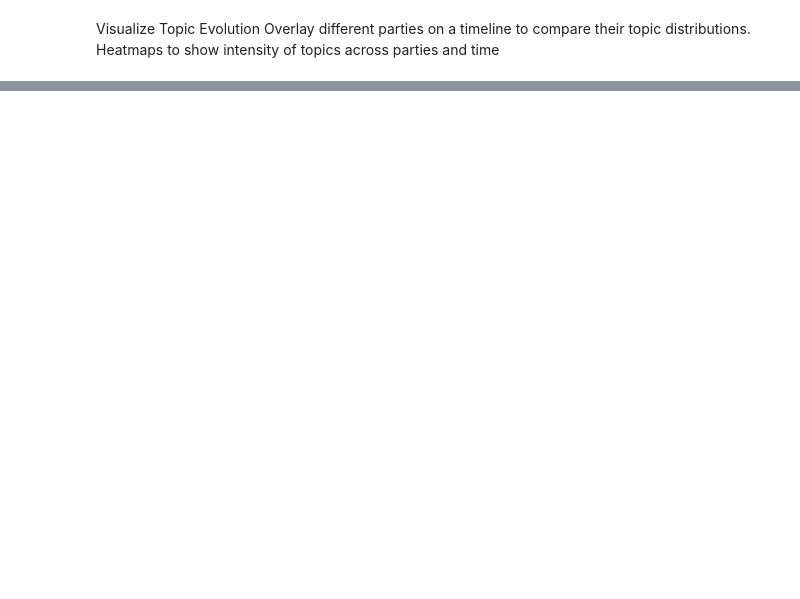
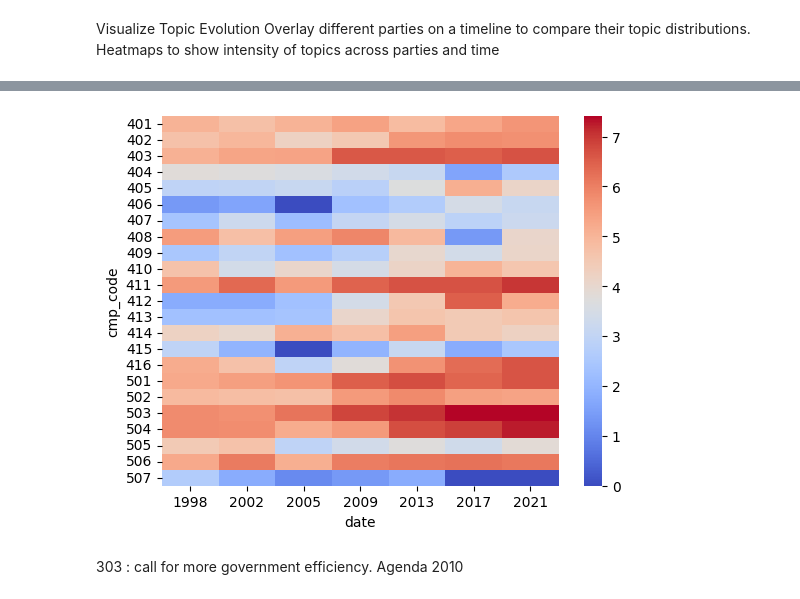
Before and after one commit to SpicyJaque/foPra, a Jupyter notebook: tm_analysis.ipynb, the cells around one changed output, grey strips where cells are left out. Saved outputs shown, nothing was run; the diff lists cells and outputs as text; code cells hidden in the pictures; blank space fills up the shorter version.

```diff
--- a/tm_analysis.ipynb
+++ b/tm_analysis.ipynb
@@ -212,3 +219,50 @@ plt.show()
+# %%
+def plot_cmp_code_heatmap(df, category, log=True):
+    """
+    This function processes the given DataFrame to create a heatmap of cmp_code counts over time.
+
+    Parameters:
+    df_manifesto (pd.DataFrame): The input DataFrame containing 'cmp_code', 'date', and 'text' columns.
+
+    Returns:
+    None: Displays a heatmap.
+    """
+    # Ensure 'cmp_code' is numeric and drop rows with NaN values in 'cmp_code'
+    df['cmp_code'] = pd.to_numeric(df['cmp_code'], errors='coerce')
+    df_cleaned = df.dropna(subset=['cmp_code'])
+
+    # Drop rows with invalid 'date' values
+    df_cleaned = df_cleaned.dropna(subset=['date'])
+
+    # Filter rows where the first digit of 'cmp_code' equals zero
+    df_cleaned = df_cleaned[df_cleaned['cmp_code'].apply(lambda x: any(str(x).startswith(str(cat)) for cat in category))]
+
+    # Create a pivot table with 'date' on x-axis and 'cmp_code' on y-axis
+    df_cmp_code_count = df_cleaned.pivot_table(index='cmp_code', columns='date', values='text', aggfunc='count', fill_value=0)
+
+    # Group rows by the integer part of 'cmp_code' and sum their values
+    df_cmp_code_count = df_cmp_code_count.groupby(df_cmp_code_count.index.astype(int)).sum()
+
+
+    # Calculate the logarithm of the values in df_cmp_code_count, adding 1 to avoid log(0)
+    df_cmp_code_count_log = df_cmp_code_count.applymap(lambda x: np.log(x + 1))
+
+
+    # Plot the heatmap
+    sns.heatmap(df_cmp_code_count_log.fillna(0), cmap="coolwarm")
+    plt.show()
+
+
+    if log:
+        return df_cmp_code_count_log
+    else:
+        return df_cmp_code_count
+# %%
+heatmap= plot_cmp_code_heatmap(df_manifesto, "45", False)
+# %% [output]
+[figure, added]
+# %% [markdown]
+303 : call for more government efficiency. Agenda 2010
 # %%
 topics_docs =pd.DataFrame({"topic": topics, "documents": df_manifesto["text"]})
 # %%
```
Also changed, not shown: parts of 10 cells of this notebook, 1 other file.
